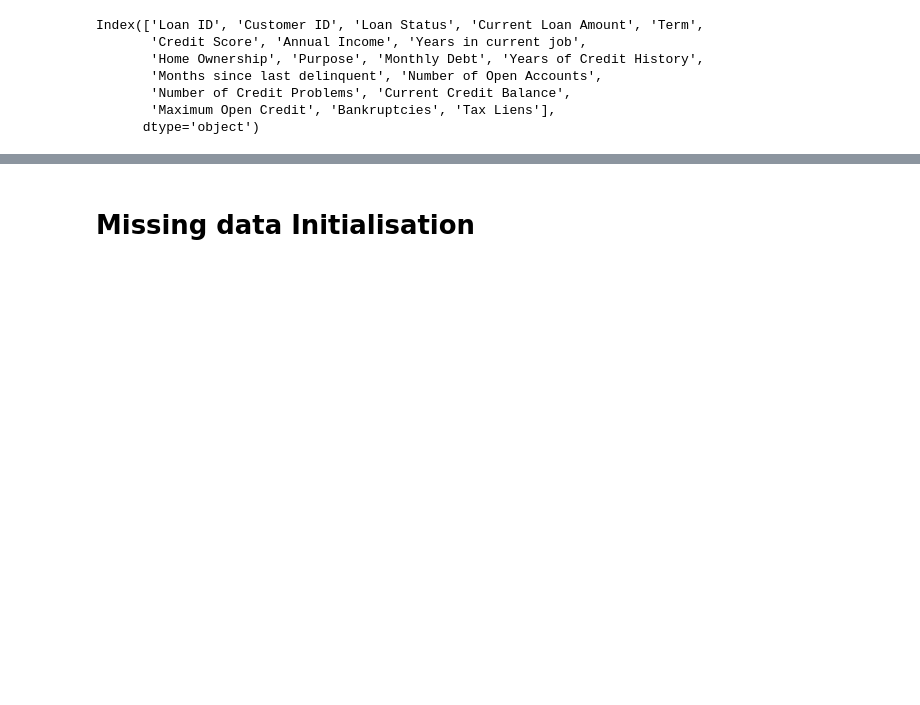
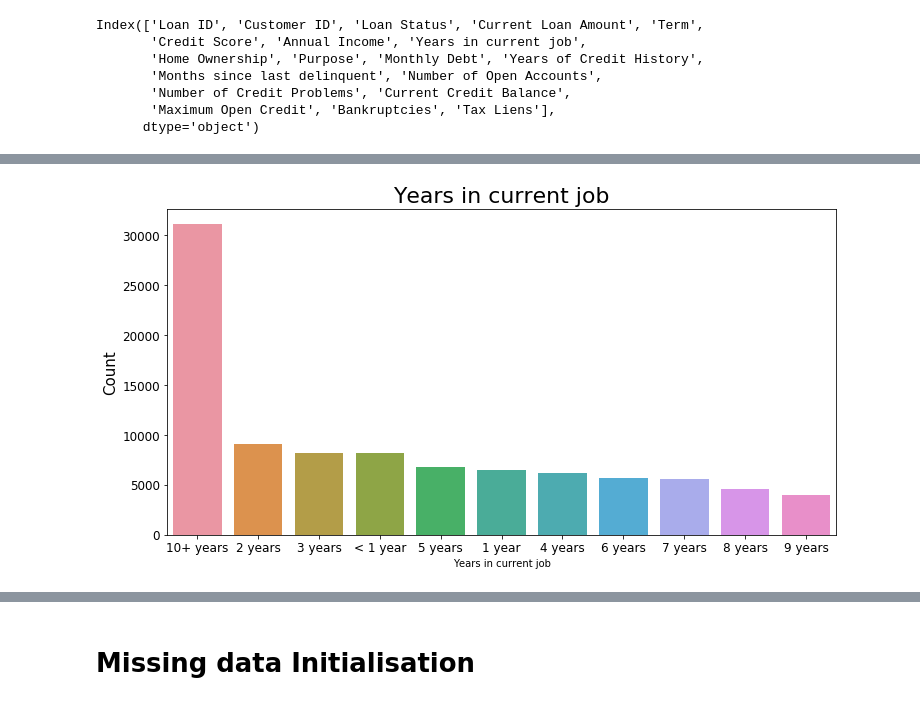
Before and after one commit to Tip-Toes/Predictive-analytics-in-bank-loans-granting, a Jupyter notebook: 1_prep.ipynb, the cells around one changed output, grey strips where cells are left out. Drawn from its saved outputs; the diff is of its cells as text; code cells hidden in the pictures; blank space fills up the shorter version.

```diff
--- a/1_prep.ipynb
+++ b/1_prep.ipynb
@@ -30,0 +84,10 @@ data.drop(['Loan ID', 'Customer ID'], axis=1, inplace=True)
+# %%
+##Years in current job
+plt.figure(figsize=(12, 6))
+b = sns.countplot(x ='Years in current job', data = data, order=data["Years in current job"].value_counts().index)
+b.axes.set_title("Years in current job",fontsize=22)
+b.set_ylabel("Count",fontsize=15)
+b.tick_params(labelsize=12)
+plt.show()
+# %% [output]
+[figure, added]
```
Also changed, not shown: parts of 11 cells of this notebook, 3 other files.
